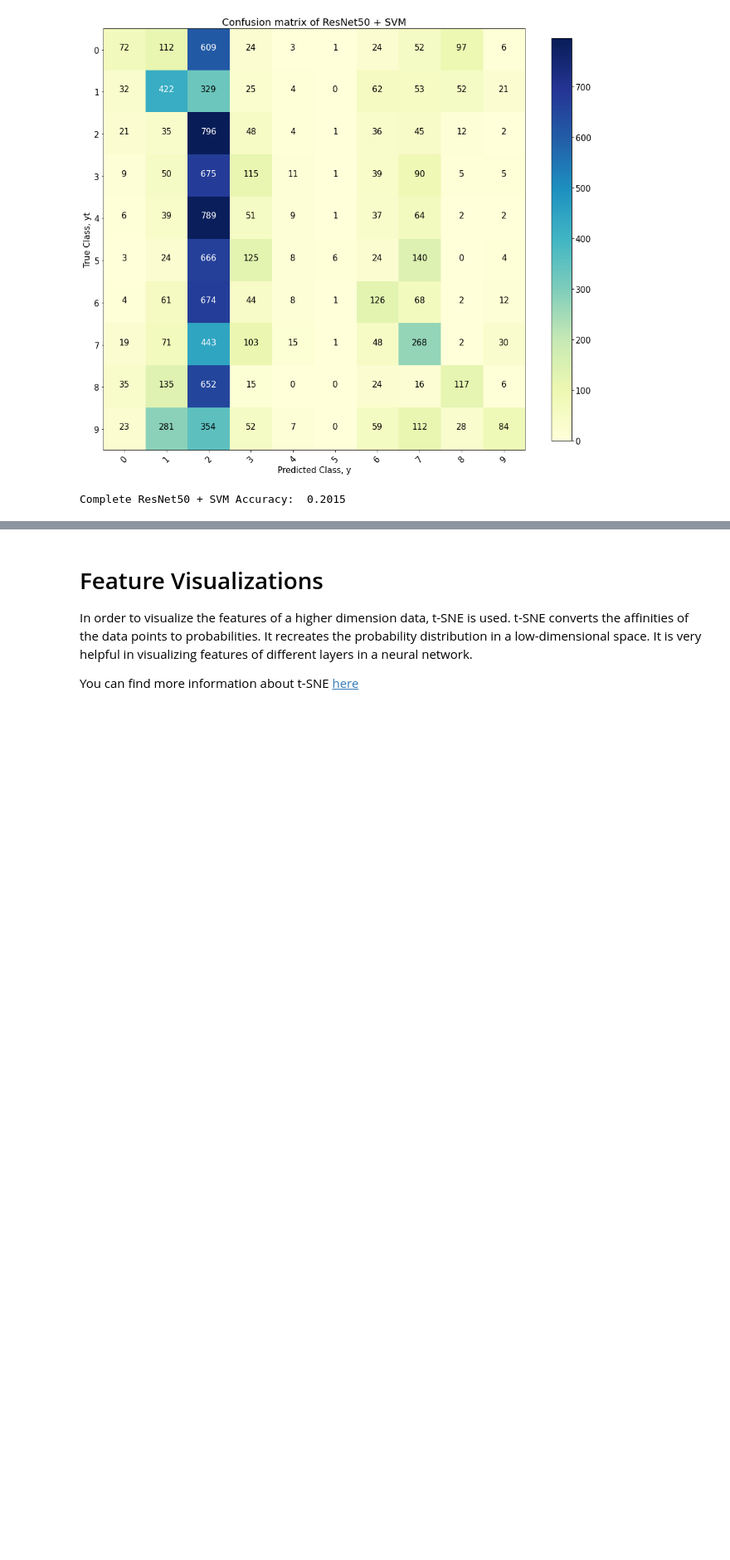
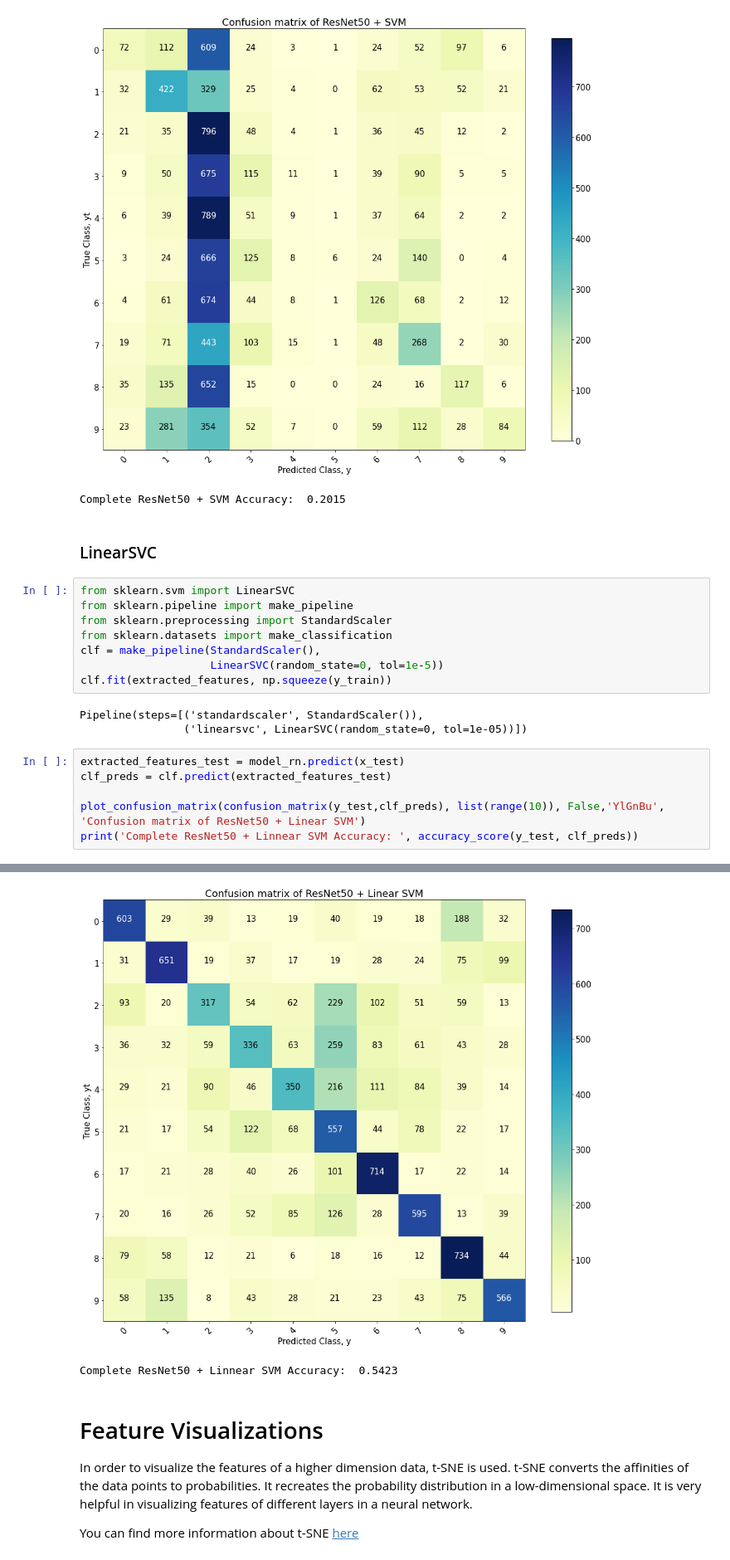
Before and after one commit to mario-rot/ComputerVisionCourse-MAI, a Jupyter notebook: Session 8/P8_Mario_Lauren.ipynb, the cells around one changed output, grey strips where cells are left out. Shown at 83% size. Drawn from its saved outputs; the diff is of its cells as text; blank space fills up the shorter version.

```diff
--- a/Session 8/P8_Mario_Lauren.ipynb
+++ b/Session 8/P8_Mario_Lauren.ipynb
@@ -602,3 +602,23 @@ print('Complete ResNet50 + SVM Accuracy: ', accuracy_score(y_test, svc_preds))
 313/313 [==============================] - 27s 87ms/step
 [figure]
 Complete ResNet50 + SVM Accuracy:  0.2015
+# %% [markdown]
+### LinearSVC
+# %%
+from sklearn.svm import LinearSVC
+from sklearn.pipeline import make_pipeline
+from sklearn.preprocessing import StandardScaler
+from sklearn.datasets import make_classification
+clf = make_pipeline(StandardScaler(),
+                    LinearSVC(random_state=0, tol=1e-5))
+clf.fit(extracted_features, np.squeeze(y_train))
+# %% [output]
+Pipeline(steps=[('standardscaler', StandardScaler()),
+                ('linearsvc', LinearSVC(random_state=0, tol=1e-05))])
+# %%
+extracted_features_test = model_rn.predict(x_test)
+clf_preds = clf.predict(extracted_features_test)
+
+plot_confusion_matrix(confusion_matrix(y_test,clf_preds), list(range(10)), False,'YlGnBu', 'Confusion matrix of ResNet50 + Linear SVM')
+print('Complete ResNet50 + Linnear SVM Accuracy: ', accuracy_score(y_test, clf_preds))
+# %% [output]
@@ -605,3 +626,5 @@ Complete ResNet50 + SVM Accuracy:  0.2015
+[figure, added]
+Complete ResNet50 + Linnear SVM Accuracy:  0.5423
 # %% [markdown]
 # Feature Visualizations
 
```
Also changed, not shown: parts of 11 cells of this notebook.
